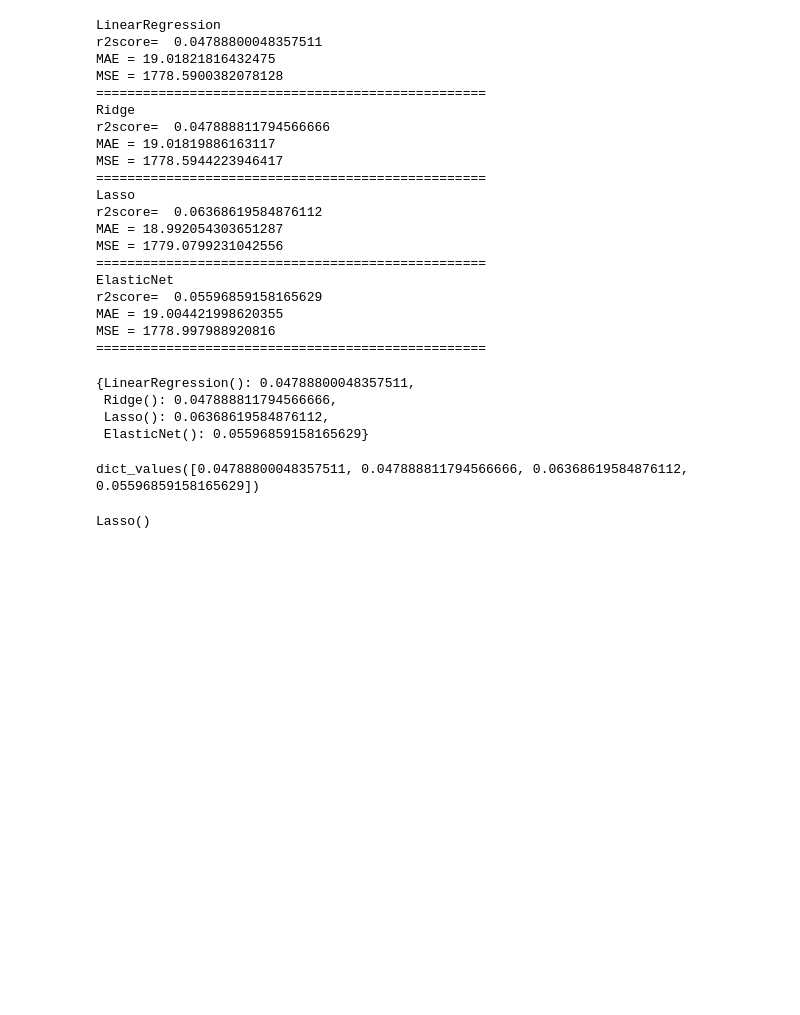
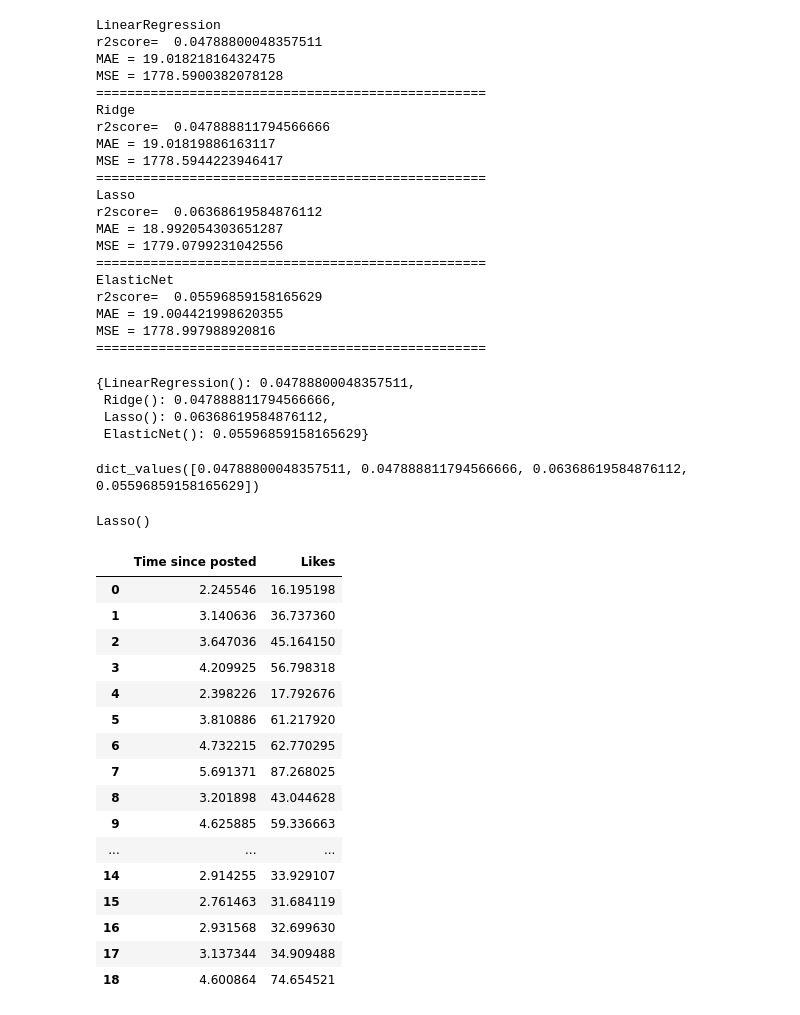
Before and after one commit to debasishnayak12/dailly-code--activitty, a Jupyter notebook: Instagram_reach.ipynb, the cells around one changed output. Drawn from its saved outputs; the diff is of its cells as text; code cells hidden in the pictures; blank space fills up the shorter version.

```diff
--- a/Instagram_reach.ipynb
+++ b/Instagram_reach.ipynb
@@ -281,3 +281,25 @@ Lasso()
 import pickle
 with open ("Best_model.pkl","wb") as f:
     pickle.dump(best_model,f)
+# %%
+pred_df=pd.DataFrame(pred,columns=y.columns)
+# %%
+pred_df
+# %% [output]
+|  | Time since posted | Likes |
+| 0 | 2.245546 | 16.195198 |
+| 1 | 3.140636 | 36.737360 |
+| 2 | 3.647036 | 45.164150 |
+| 3 | 4.209925 | 56.798318 |
+| 4 | 2.398226 | 17.792676 |
+| 5 | 3.810886 | 61.217920 |
+| 6 | 4.732215 | 62.770295 |
+| 7 | 5.691371 | 87.268025 |
+| 8 | 3.201898 | 43.044628 |
+| 9 | 4.625885 | 59.336663 |
+| ... | ... | ... |
+| 14 | 2.914255 | 33.929107 |
+| 15 | 2.761463 | 31.684119 |
+| 16 | 2.931568 | 32.699630 |
+| 17 | 3.137344 | 34.909488 |
+| 18 | 4.600864 | 74.654521 |
```
